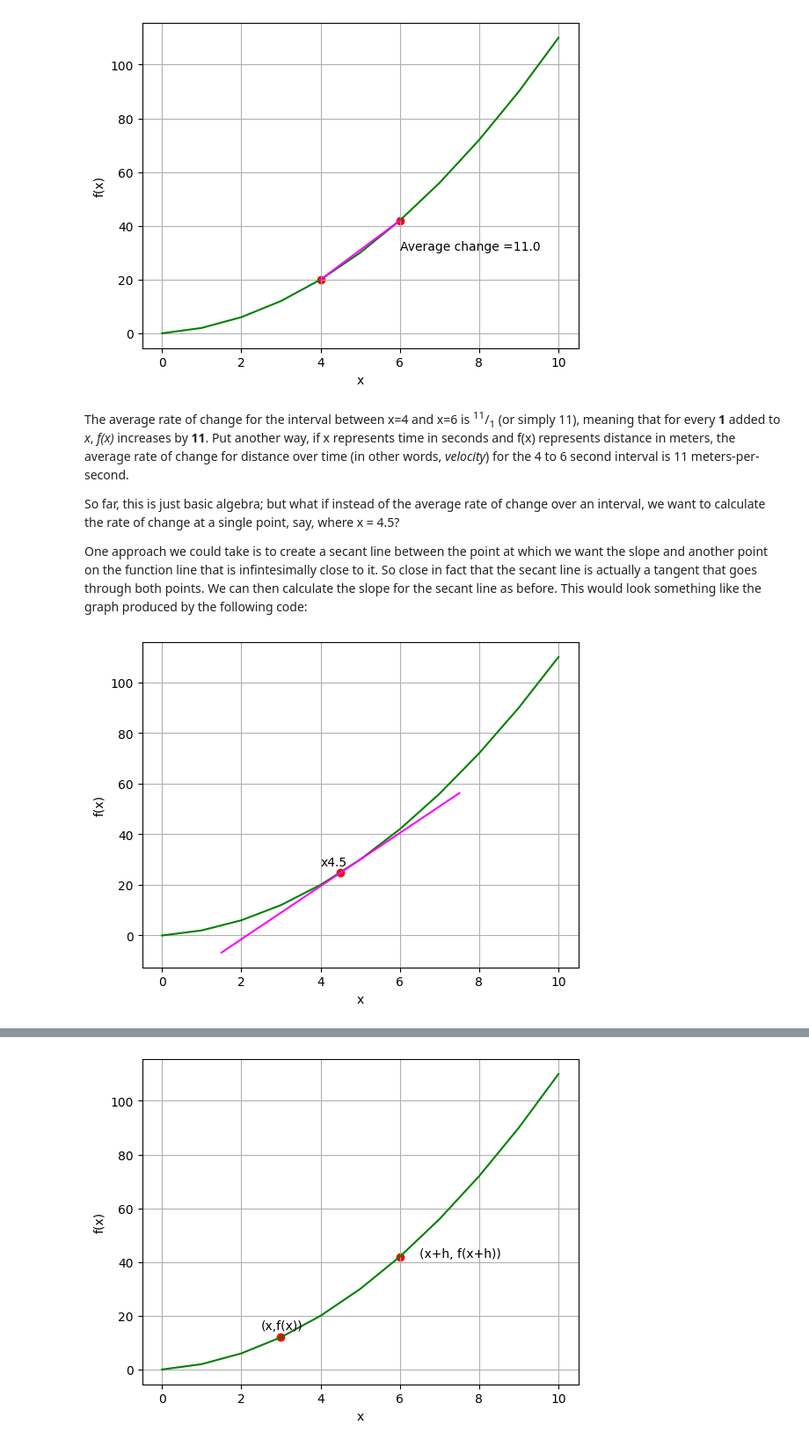
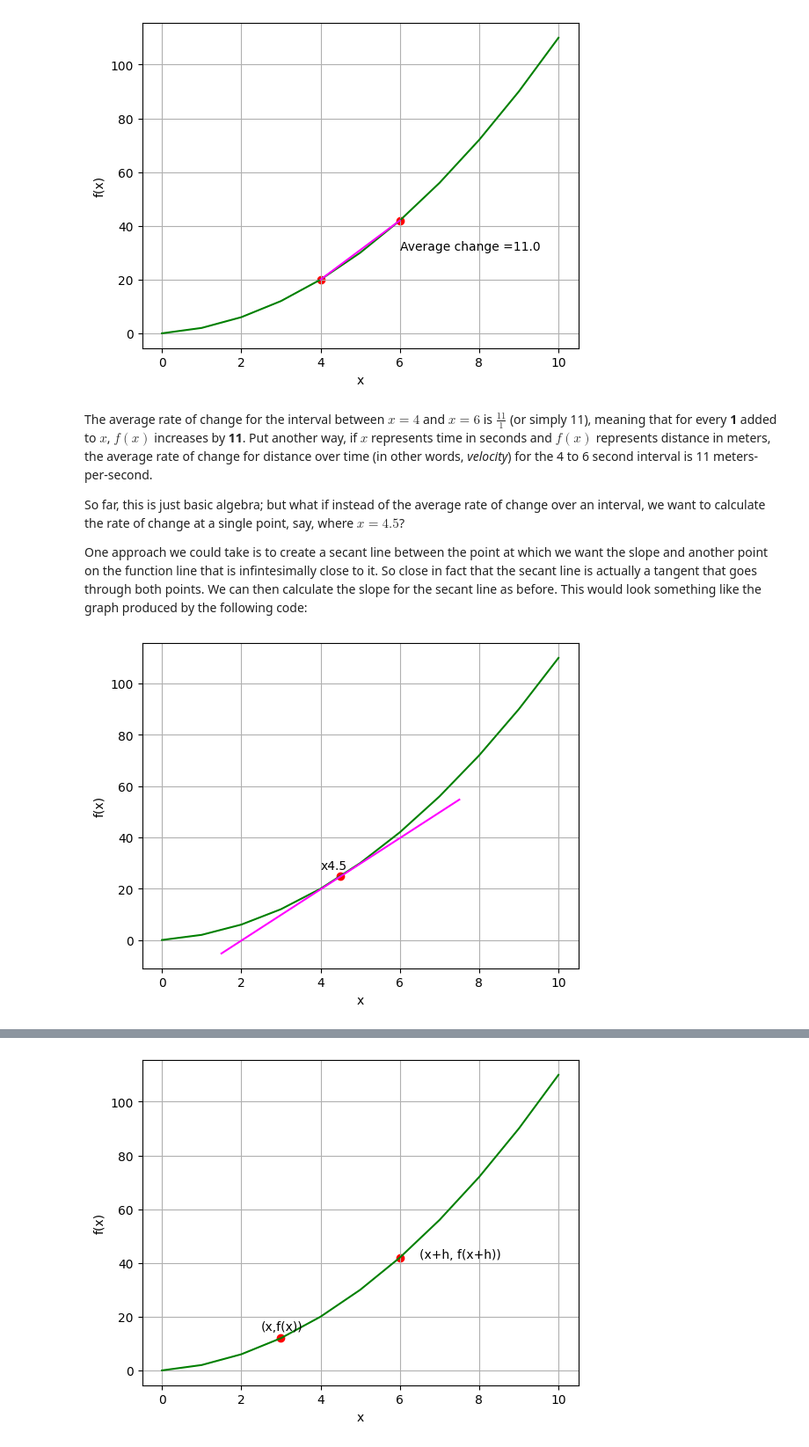
Before and after one commit to Alvaro-diez/Desarrollo-generativa, a Jupyter notebook: solutions/5. Derivatives.ipynb, the cells around one changed output, grey strips where cells are left out. Shown at 88% size. Cells and saved outputs as stored; diff of their text form; code cells hidden in the pictures.

```diff
--- a/solutions/5. Derivatives.ipynb
+++ b/solutions/5. Derivatives.ipynb
@@ -9,18 +9,17 @@ Let's remind ourselves of the problem we're trying to solve, here's a function:
 We can visualize part of the line that this function defines using the folllowing Python code:
 # %%
 %matplotlib inline
+from matplotlib import pyplot as plt
 
 # Here's the function x^2+x
 def f(x):
-    return #FIXME
-
-from matplotlib import pyplot as plt
+    return (x**2)+x #FIXME
 
 # Create an array of x values from 0 to 10 to plot
 x = list(range(0, 11))
 
 # Use the function to get the y values
-y = [f(i) for  in ] #FIXME
+y = [f(i) for i in x] #FIXME
 
 # Set up the graph
 plt.xlabel('x')
@@ -28,7 +27,7 @@ plt.ylabel('f(x)')
 plt.grid()
 
 # Plot the function
-plt.plot() #FIXME
+plt.plot(x, y) #FIXME
 
 plt.show()
 # %% [output]
@@ -49,30 +48,29 @@ So for the interval between x=4 and x=6, that's:
 We can calculate and plot this using the following Python:
 # %%
 %matplotlib inline
-
+from matplotlib import pyplot as plt
 
 # Here's the function x^2+x
 def f(x):
-    return #FIXME
+    return x**2+x #FIXME
 
-from matplotlib import pyplot as plt
 
 # Create an array of x values from 0 to 10 to plot
 x = list(range(0, 11))
 
 # Use the function to get the y values
-y = [f(i) for  in ] #FIXME
+y = [f(i) for i in x] #FIXME
 
 # Set the a values
 x1 = 4
 x2 = 6
 
 # Get the corresponding f(x) values
-y1 = f() #FIXME
-y2 = f() #FIXME
+y1 = f(x1) #FIXME
+y2 = f(x2) #FIXME
 
 # Calculate the slope by dividing the deltas
-a = ()/() #FIXME
+a = (y2-y1)/(x2-x1) #FIXME
 
 # Create an array of x values for the secant line
 sx = [x1,x2]
@@ -86,7 +84,7 @@ plt.ylabel('f(x)')
 plt.grid()
 
 # Plot the function
-plt.plot(,, color='green') #FIXME
+plt.plot(x,y, color='green') #FIXME
 
 # Plot the interval points
 plt.scatter([x1,x2],[y1,y2], c='red')
@@ -101,57 +99,57 @@ plt.show()
 # %% [output]
 [figure]
 # %% [markdown]
-The average rate of change for the interval between x=4 and x=6 is <sup>11</sup>/<sub>1</sub> (or simply 11), meaning that for every **1** added to *x*, *f(x)* increases by **11**. Put another way, if x represents time in seconds and f(x) represents distance in meters, the average rate of change for distance over time (in other words, *velocity*) for the 4 to 6 second interval is 11 meters-per-second.
+The average rate of change for the interval between $x=4$ and $x=6$ is $\frac{11}{1}$ (or simply 11), meaning that for every **1** added to $x$, $f(x)$ increases by **11**. Put another way, if $x$ represents time in seconds and $f(x)$ represents distance in meters, the average rate of change for distance over time (in other words, *velocity*) for the 4 to 6 second interval is 11 meters-per-second.
 
-So far, this is just basic algebra; but what if instead of the average rate of change over an interval, we want to calculate the rate of change at a single point, say, where x = 4.5?
+So far, this is just basic algebra; but what if instead of the average rate of change over an interval, we want to calculate the rate of change at a single point, say, where $x = 4.5$?
 
 One approach we could take is to create a secant line between the point at which we want the slope and another point on the function line that is infintesimally close to it. So close in fact that the secant line is actually a tangent that goes through both points. We can then calculate the slope for the secant line as before. This would look something like the graph produced by the following code:
 # %%
 %matplotlib inline
+from matplotlib import pyplot as plt
 
 # Here's the function x^2+x
 def f(x):
-    return #FIXME
+    return x**2+x #FIXME
 
-from matplotlib import pyplot as plt
 
 # Create an array of x values from 0 to 10 to plot
 x = list(range(0, 11))
 
 # Use the function to get the y values
-y = [f(i) for  in ] #FIXME
+y = [f(i) for i in x] #FIXME
 
 # Set the x1 point, arbitrarily 5
 x1 = 4.5
 y1 = f(x1)
 
 # Set the x2 point, very close to x1
-x2 = 5.000000001
+x2 = 4.500000001
 y2 = f(x2)
 
 # Set up the graph
 plt.xlabel('x')
 plt.ylabel('f(x)')
 plt.grid()
 
 # Plot the function
-plt.plot(,, color='green') #FIXME
+plt.plot(x,y, color='green') #FIXME
 
 # Plot the point
-plt.scatter(,, c='red') #FIXME
+plt.scatter(x1,y1, c='red') #FIXME
 plt.annotate('x' + str(x1),(x1,y1), xytext=(x1-0.5, y1+3))
 
 # Approximate the tangent slope and plot it
 m = (y2-y1)/(x2-x1)
 xMin = x1 - 3
 yMin = y1 - (3*m)
 xMax = x1 + 3
 yMax = y1 + (3*m)
 plt.plot([xMin,xMax],[yMin,yMax], color='magenta')
 
 plt.show()
 # %% [output]
-[figure, old version]
+[figure, new version]
 # %% [markdown]
 ## Calculating a Derivative
 In the Python code above, we created the (almost) tangential secant line by specifying a point that is very close to the point at which we want to calculate the rate of change. This is adequate to show the line conceptually in the graph, but it's not a particularly generalizable (or accurate) way to actually calculate the line so that we can get the rate of change at any given point.
```
Also changed, not shown: parts of 8 cells of this notebook, 1 other file.
